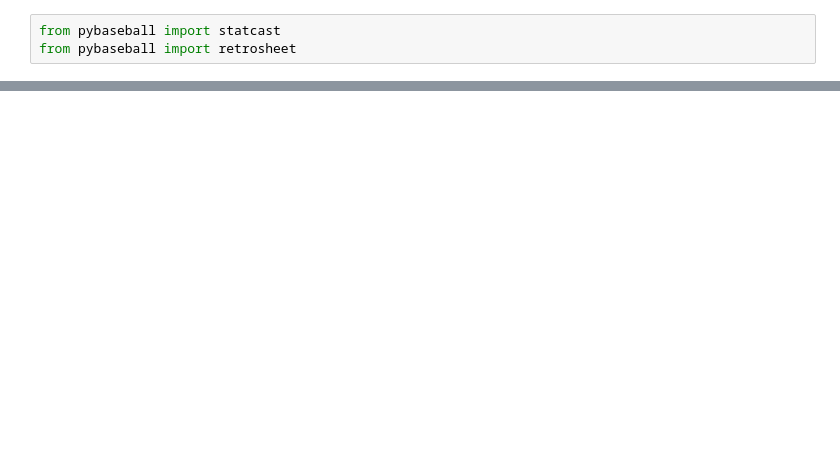
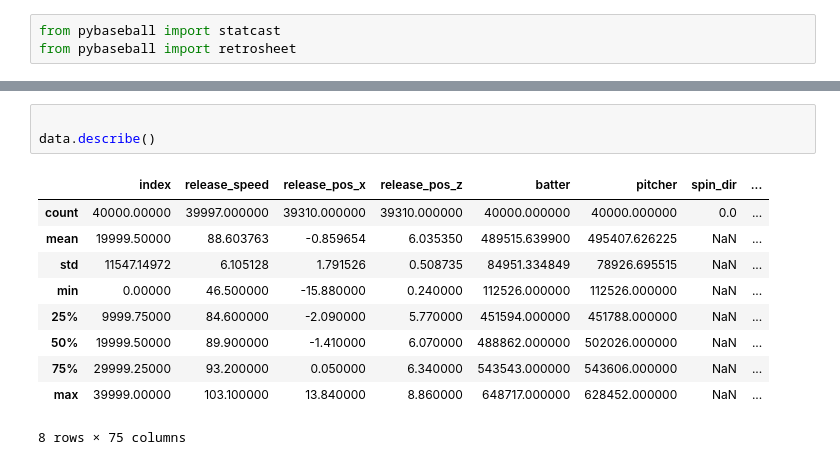
Before and after one commit to Scott-Huston/Baseball, a Jupyter notebook: model.ipynb, the cells around one changed output, grey strips where cells are left out. Drawn from its saved outputs; the diff is of its cells as text; blank space fills up the shorter version.

```diff
--- a/model.ipynb
+++ b/model.ipynb
@@ -29,0 +104,14 @@ array([nan])
+# %%
+
+data.describe()
+# %% [output]
+|  | index | release_speed | release_pos_x | release_pos_z | batter | pitcher | spin_dir | ... |
+| count | 40000.00000 | 39997.000000 | 39310.000000 | 39310.000000 | 40000.000000 | 40000.000000 | 0.0 | ... |
+| mean | 19999.50000 | 88.603763 | -0.859654 | 6.035350 | 489515.639900 | 495407.626225 | NaN | ... |
+| std | 11547.14972 | 6.105128 | 1.791526 | 0.508735 | 84951.334849 | 78926.695515 | NaN | ... |
+| min | 0.00000 | 46.500000 | -15.880000 | 0.240000 | 112526.000000 | 112526.000000 | NaN | ... |
+| 25% | 9999.75000 | 84.600000 | -2.090000 | 5.770000 | 451594.000000 | 451788.000000 | NaN | ... |
+| 50% | 19999.50000 | 89.900000 | -1.410000 | 6.070000 | 488862.000000 | 502026.000000 | NaN | ... |
+| 75% | 29999.25000 | 93.200000 | 0.050000 | 6.340000 | 543543.000000 | 543606.000000 | NaN | ... |
+| max | 39999.00000 | 103.100000 | 13.840000 | 8.860000 | 648717.000000 | 628452.000000 | NaN | ... |
+8 rows × 75 columns
```
Also changed, not shown: parts of 17 cells of this notebook.
